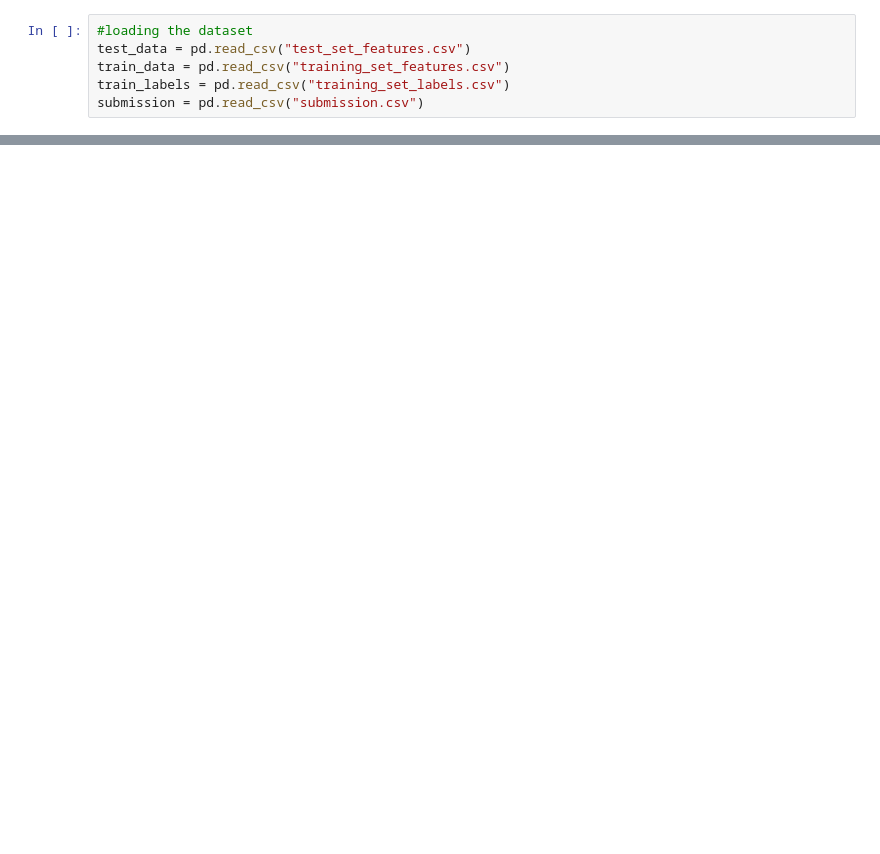
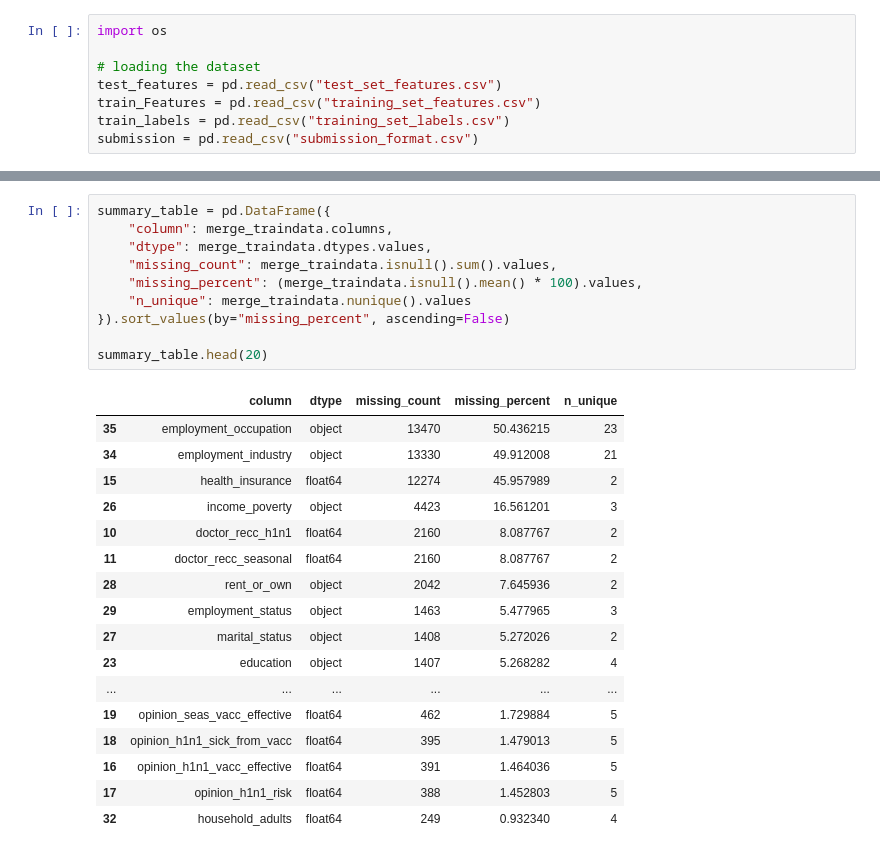
Before and after one commit to Mary-Osi/Flushot_Project, a Jupyter notebook: EDA.ipynb, the cells around one changed output, grey strips where cells are left out. Drawn from its saved outputs; the diff is of its cells as text; blank space fills up the shorter version.

```diff
--- a/EDA.ipynb
+++ b/EDA.ipynb
@@ -16,6 +35,8 @@ from ydata_profiling import ProfileReport
 # %%
-#loading the dataset
-test_data = pd.read_csv("test_set_features.csv")
-train_data = pd.read_csv("training_set_features.csv")
+import os
+
+# loading the dataset
+test_features = pd.read_csv("test_set_features.csv")
+train_Features = pd.read_csv("training_set_features.csv")
 train_labels = pd.read_csv("training_set_labels.csv")
-submission = pd.read_csv("submission.csv")
+submission = pd.read_csv("submission_format.csv")
@@ -170,0 +76,28 @@ profile.to_file("profile_report.html")
+# %%
+summary_table = pd.DataFrame({
+    "column": merge_traindata.columns,
+    "dtype": merge_traindata.dtypes.values,
+    "missing_count": merge_traindata.isnull().sum().values,
+    "missing_percent": (merge_traindata.isnull().mean() * 100).values,
+    "n_unique": merge_traindata.nunique().values
+}).sort_values(by="missing_percent", ascending=False)
+
+summary_table.head(20)
+# %% [output]
+|  | column | dtype | missing_count | missing_percent | n_unique |
+| 35 | employment_occupation | object | 13470 | 50.436215 | 23 |
+| 34 | employment_industry | object | 13330 | 49.912008 | 21 |
+| 15 | health_insurance | float64 | 12274 | 45.957989 | 2 |
+| 26 | income_poverty | object | 4423 | 16.561201 | 3 |
+| 10 | doctor_recc_h1n1 | float64 | 2160 | 8.087767 | 2 |
+| 11 | doctor_recc_seasonal | float64 | 2160 | 8.087767 | 2 |
+| 28 | rent_or_own | object | 2042 | 7.645936 | 2 |
+| 29 | employment_status | object | 1463 | 5.477965 | 3 |
+| 27 | marital_status | object | 1408 | 5.272026 | 2 |
+| 23 | education | object | 1407 | 5.268282 | 4 |
+| ... | ... | ... | ... | ... | ... |
+| 19 | opinion_seas_vacc_effective | float64 | 462 | 1.729884 | 5 |
+| 18 | opinion_h1n1_sick_from_vacc | float64 | 395 | 1.479013 | 5 |
+| 16 | opinion_h1n1_vacc_effective | float64 | 391 | 1.464036 | 5 |
+| 17 | opinion_h1n1_risk | float64 | 388 | 1.452803 | 5 |
+| 32 | household_adults | float64 | 249 | 0.932340 | 4 |
```
Also changed, not shown: parts of 21 cells of this notebook.
